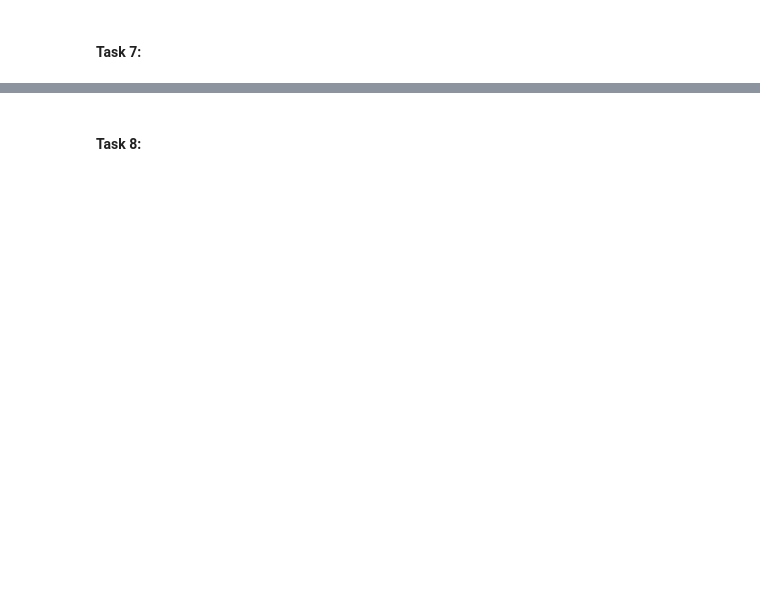
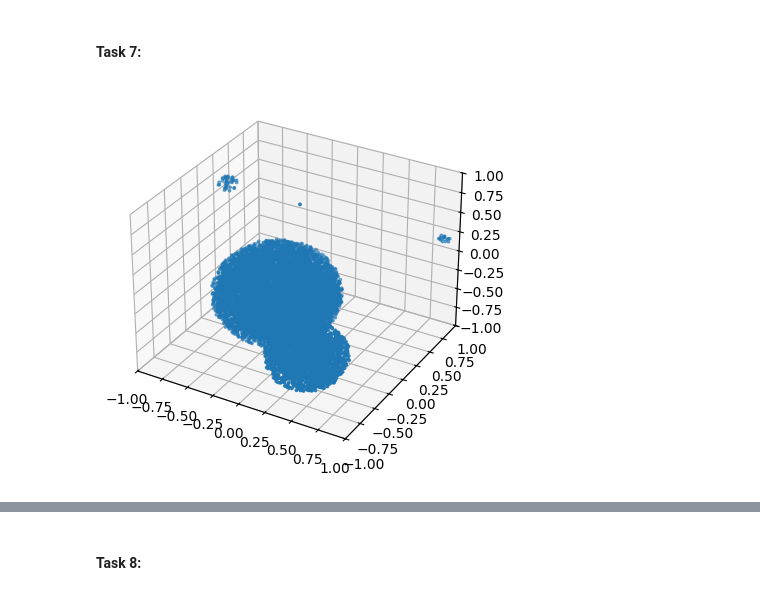
Before and after one commit to esoey/AEJ_project3, a Jupyter notebook: project_3.ipynb, the cells around one changed output, grey strips where cells are left out. Drawn from its saved outputs; the diff is of its cells as text; code cells hidden in the pictures; blank space fills up the shorter version.

```diff
--- a/project_3.ipynb
+++ b/project_3.ipynb
@@ -56,2 +65,8 @@ ax.set_zlim(min_z, max_z)
 # %% [markdown]
 #### Task 6:
+# %%
+spheres = []
+for i in range(10):
+    center, radius = monte_carlo.place_random_sphere()
+    spheres.append([center, radius])
+    print(f"Center of the sphere {i+1} has x, y, z coordinates: {center}, and radius {radius}")
@@ -58,2 +84,17 @@ ax.set_zlim(min_z, max_z)
 # %% [markdown]
 #### Task 7:
+# %%
+import numpy as np
+
+accumulated_hits, accumulated_frac = [], []
+for _ in range(n_points):
+    point = monte_carlo.place_random_point()
+    for sphere in spheres:
+        center, radius = sphere[0], sphere[1]
+        if monte_carlo.in_sphere(point, center, radius):
+            accumulated_hits.append(point)
+            break
+
+monte_carlo.plot_3d(np.array(accumulated_hits))
+# %% [output]
+[figure, added]
```
Also changed, not shown: parts of 14 cells of this notebook, 1 other file.
